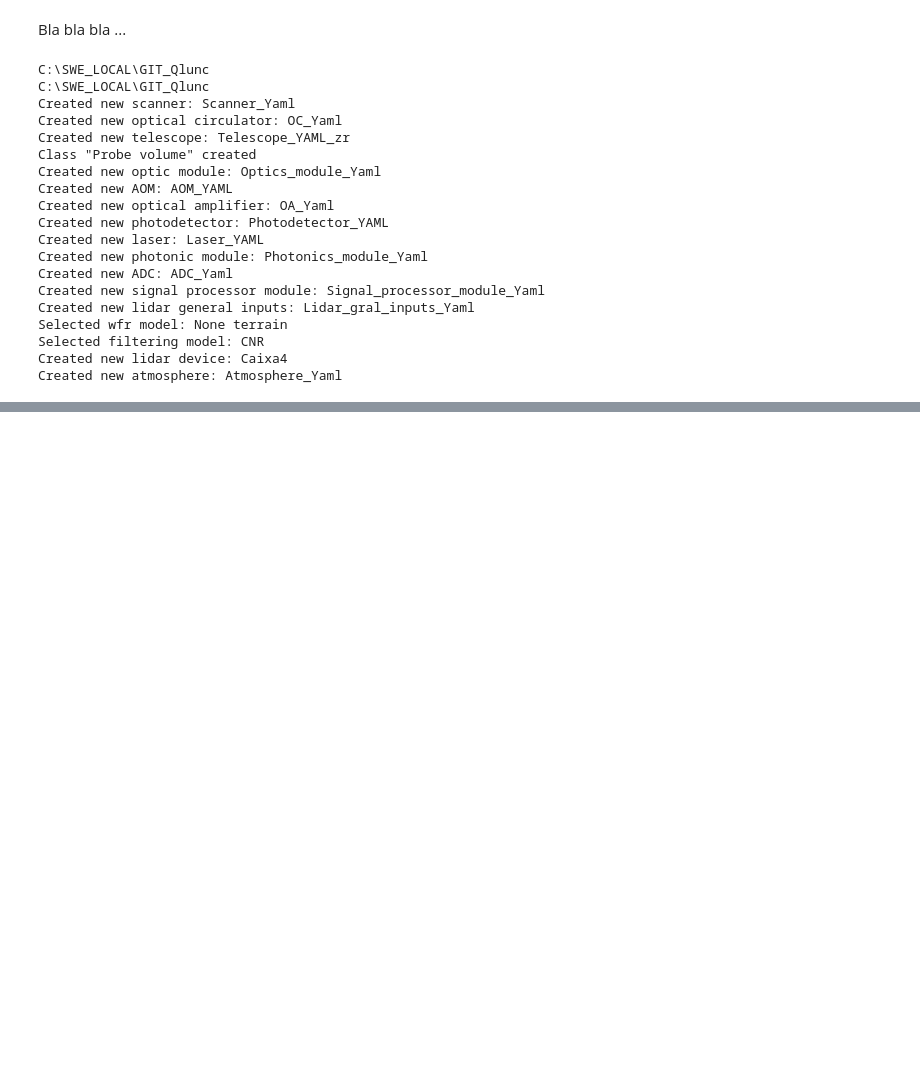
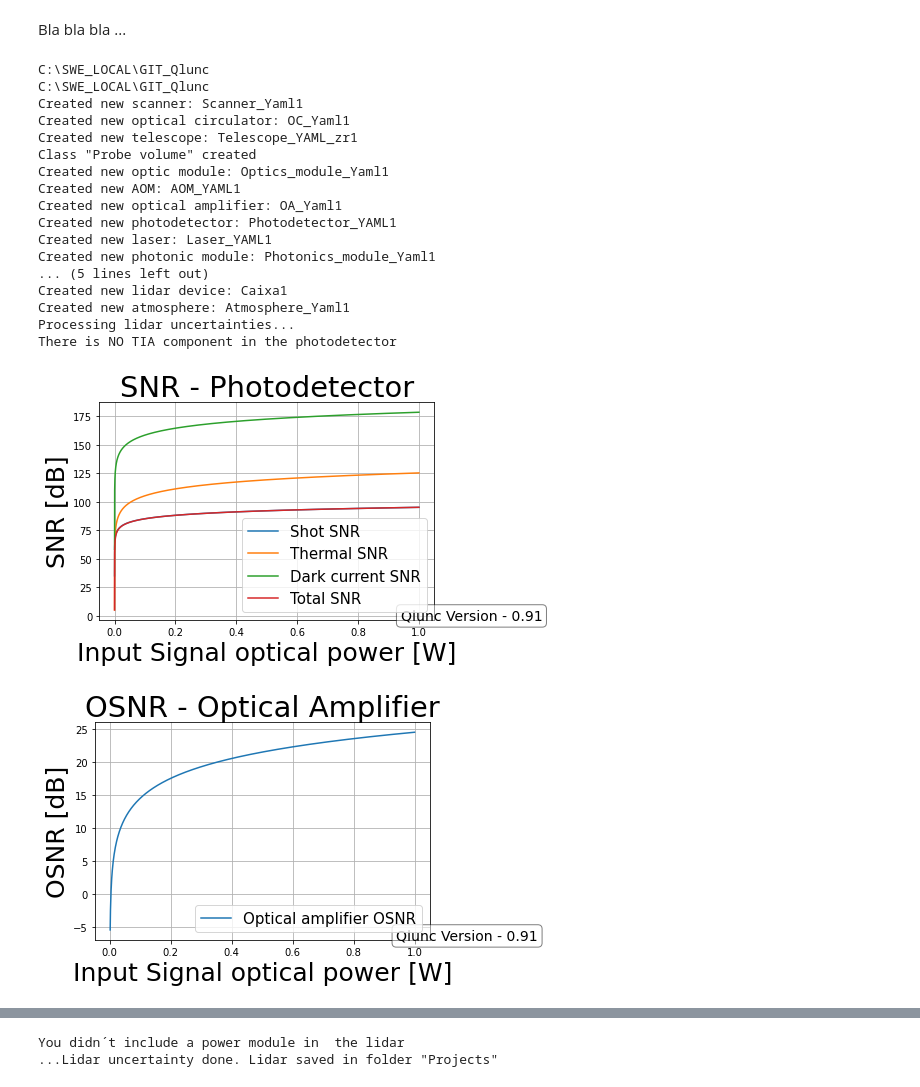
Before and after one commit to SWE-UniStuttgart/Qlunc, a Jupyter notebook: Tutorials/Tutorial2.ipynb, the cells around one changed output, grey strips where cells are left out. Saved outputs shown, nothing was run; the diff lists cells and outputs as text; code cells hidden in the pictures; blank space fills up the shorter version.

Commit message:
Tutorial 2
Working. Missing coments

```diff
--- a/Tutorials/Tutorial2.ipynb
+++ b/Tutorials/Tutorial2.ipynb
@@ -48,24 +40,24 @@ File Not Found
 Bla bla bla ...
 # %%
 %run -i ./Tutorials/Qlunc_Instantiate_Tutorial2_file_1.py
-%run -i ./Tutorials/Qlunc_Instantiate_Tutorial2_file_2.py
+Lidar.Uncertainty(Lidar, Atmospheric_Scenario,cts,Qlunc_yaml_inputs1)
 # %% [output]
 C:\SWE_LOCAL\GIT_Qlunc
 C:\SWE_LOCAL\GIT_Qlunc
-Created new scanner: Scanner_Yaml
-Created new optical circulator: OC_Yaml
-Created new telescope: Telescope_YAML_zr
+Created new scanner: Scanner_Yaml1
+Created new optical circulator: OC_Yaml1
+Created new telescope: Telescope_YAML_zr1
 Class "Probe volume" created
-Created new optic module: Optics_module_Yaml
-Created new AOM: AOM_YAML
-Created new optical amplifier: OA_Yaml
-Created new photodetector: Photodetector_YAML
-Created new laser: Laser_YAML
-Created new photonic module: Photonics_module_Yaml
-Created new ADC: ADC_Yaml
-Created new signal processor module: Signal_processor_module_Yaml
-Created new lidar general inputs: Lidar_gral_inputs_Yaml
-Selected wfr model: None terrain
-Selected filtering model: CNR
-Created new lidar device: Caixa4
-Created new atmosphere: Atmosphere_Yaml
+Created new optic module: Optics_module_Yaml1
+Created new AOM: AOM_YAML1
+Created new optical amplifier: OA_Yaml1
+Created new photodetector: Photodetector_YAML1
+Created new laser: Laser_YAML1
+Created new photonic module: Photonics_module_Yaml1
+... (5 lines left out)
+Created new lidar device: Caixa1
+Created new atmosphere: Atmosphere_Yaml1
+Processing lidar uncertainties...
+There is NO TIA component in the photodetector
+[figure, added]
+[figure, added]
@@ -71,0 +69,2 @@ Created new atmosphere: Atmosphere_Yaml
+You didn´t include a power module in  the lidar
+...Lidar uncertainty done. Lidar saved in folder "Projects"
```
Also changed, not shown: parts of 4 cells of this notebook, 4 other files.
